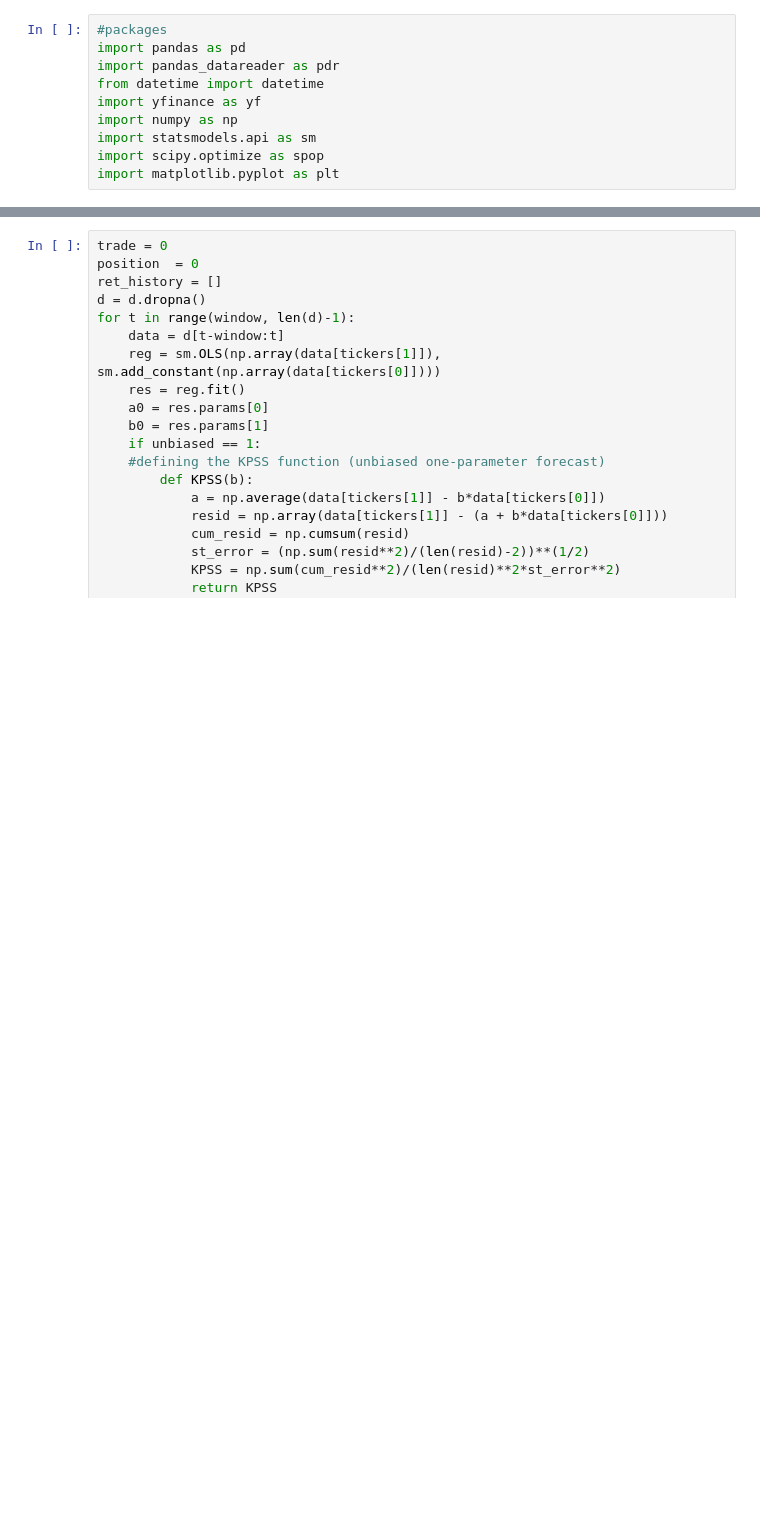
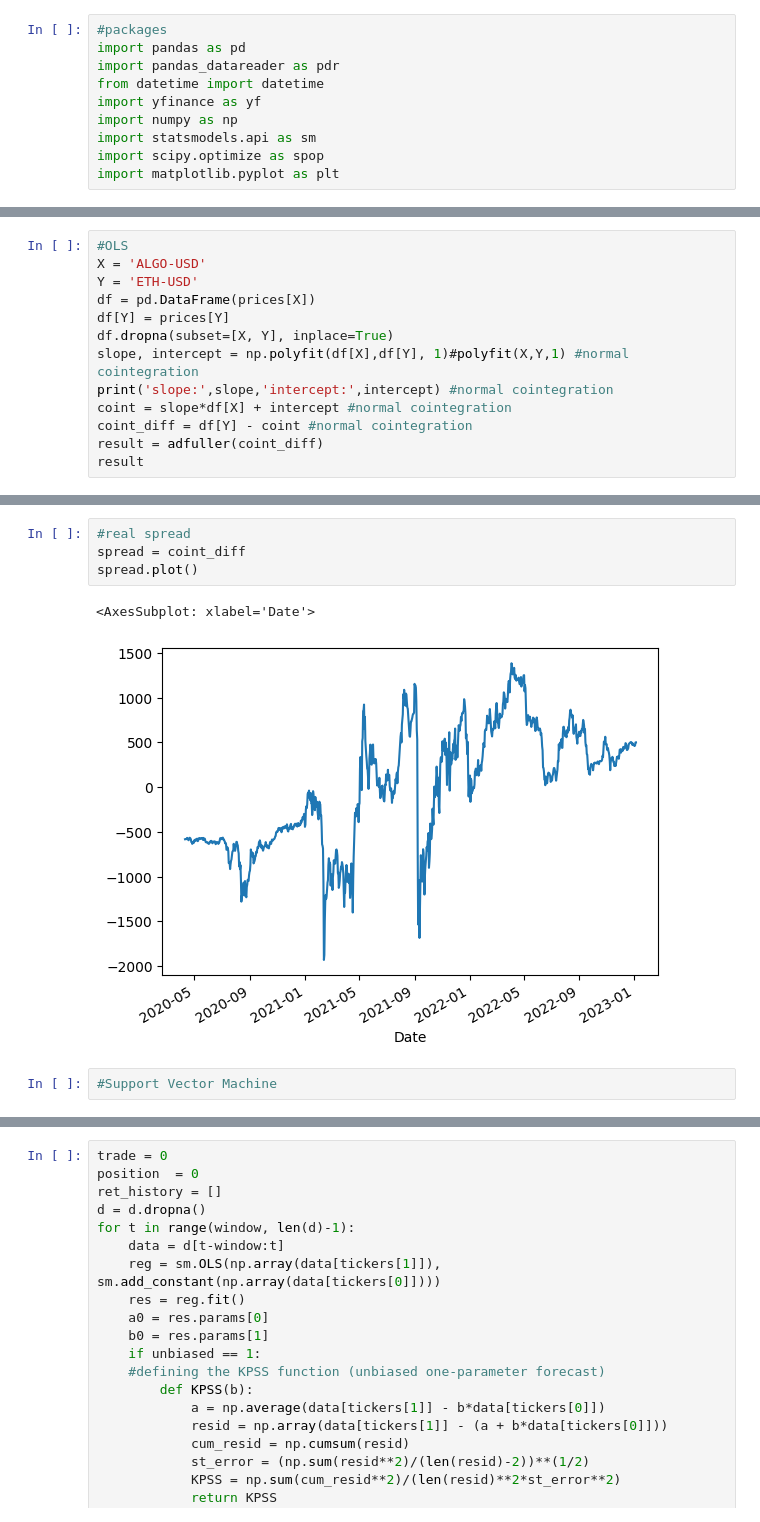
Before and after one commit to DanialRamezani/New-cointegration-model-for-pairs-trading, a Jupyter notebook: advances-pairstrading.ipynb, the cells around one changed output, grey strips where cells are left out. Saved outputs shown, nothing was run; the diff lists cells and outputs as text; blank space fills up the shorter version.

```diff
--- a/advances-pairstrading.ipynb
+++ b/advances-pairstrading.ipynb
@@ -111,0 +435,13 @@ Licensee: Gary Goldstein                                 G010614:2121CA-WIN
+# %%
+#OLS
+X = 'ALGO-USD'
+Y = 'ETH-USD'
+df = pd.DataFrame(prices[X])
+df[Y] = prices[Y]
+df.dropna(subset=[X, Y], inplace=True)
+slope, intercept = np.polyfit(df[X],df[Y], 1)#polyfit(X,Y,1) #normal cointegration
+print('slope:',slope,'intercept:',intercept) #normal cointegration
+coint = slope*df[X] + intercept #normal cointegration
+coint_diff = df[Y] - coint #normal cointegration
+result = adfuller(coint_diff)
+result
@@ -111,0 +458,9 @@ Licensee: Gary Goldstein                                 G010614:2121CA-WIN
+# %%
+#real spread
+spread = coint_diff
+spread.plot()
+# %% [output]
+<AxesSubplot: xlabel='Date'>
+[figure, added]
+# %%
+#Support Vector Machine
```
Also changed, not shown: parts of 19 cells of this notebook.
